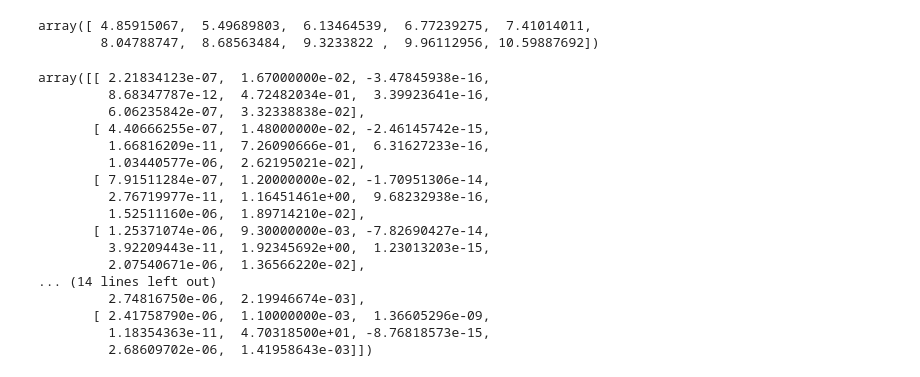
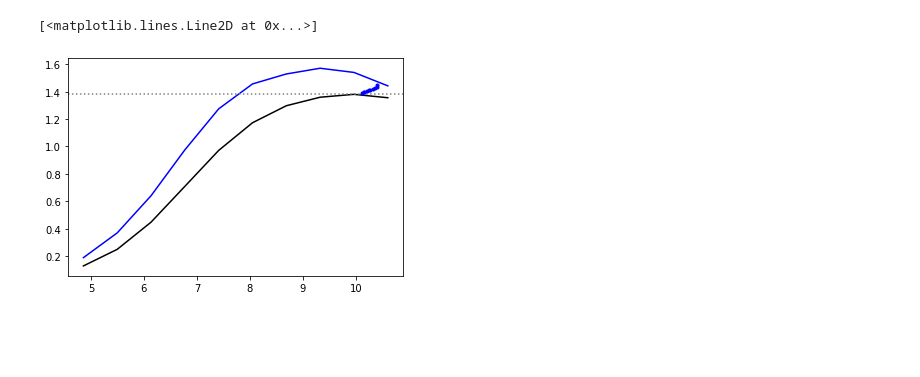
Before and after one commit to lauramb8909/WhiteDwarf, a Jupyter notebook: WD_Structure.ipynb, the cells around one changed output. Cells and saved outputs as stored; diff of their text form; code cells hidden in the pictures; blank space fills up the shorter version.

```diff
--- a/WD_Structure.ipynb
+++ b/WD_Structure.ipynb
@@ -195,0 +181,3 @@ plt.xlim(0.0,2)
+# %%
+Mmax = WD.EoS_Mmax( np.power(10.0,rhoi*2)/Sigma02, np.power(10.0,rhof)/Sigma02, dr, rf, EOS1)
+Mmax[1]*Mdim
@@ -235,0 +232,26 @@ plt.plot( rhocc ,   MR_kep[:, 6]*Mdim , "b-")
+# %%
+minj = (Jwd_kep*1e13).min()
+maxj = (Jwd_kep*1e13)[-1]
+
+Nm = 10
+
+MR_wdmax = np.zeros((Nm, 8))
+rhomax   = np.zeros(Nm)
+
+j_grid = np.linspace( minj, maxj, num=Nm)
+
+for i in range(Nm):
+    WDmax = WD.EoS_RoTMmax( np.power(10.0,rhoi*3)/Sigma02, np.power(10.0,rhof)/Sigma02, 1e-13*j_grid[i], dr, rf, EOS1, DeDp_2 )
+    print(WDmax[1]*Mdim)
+
+    rhomax[i] = WDmax[0]
+
+    pc = EoS_RFMT(WDmax[0])
+    dedpc = DeDpF( np.log10(pc))
+
+    y0i = WD.IntCond_Static( WDmax[0], pc , dr )
+    MS  = WD.StaticSeq( y0i , dr, rf, EOS1 )
+
+    y0i   = WD.IntCond_Rotating( 1e-13*j_grid[i] , MS[3], WDmax[0], pc, MS[2], dr , rf , EOS1, dedpc )
+    OOp   = WD.MassRadius(y0i, dr, rf,  EOS1, DeDp_2 )
+    MR_wdmax[i] = OOp
@@ -236,25 +269,16 @@ plt.plot( rhocc ,   MR_kep[:, 6]*Mdim , "b-")
+# %%
+plt.plot( rhowd_kep,   Mstawd_kep*Mdim , "k-")
+plt.plot( rhowd_kep,   Mrotwd_kep*Mdim , "b-")
+
+plt.axhline( y = Mmax[1]*Mdim, color = 'gray', ls=':')
+
+plt.plot(np.log10(rhomax*Sigma02),   MR_wdmax[:,6]*Mdim , "b.")
+#plt.xlim(0.0,2)
+# %% [output]
+[<matplotlib.lines.Line2D at 0x...>]
+[figure, added]
 # %%
-rhocc
+
+#---read secular instability sequence-----
+file_SecInst = "MR_Relation/Secular_Instability_mpl.dat"
+rhowd_seq,pwd_seq,Mstawd_seq,Rstawd_seq,Mrotwd_seq,Rrotwd_seq,Jwd_seq,Omegawd_seq,Qwd_seq,Omegakwd_seq=np.loadtxt(file_SecInst,usecols=(0,1,2,3,4,5,6,7,8,9),unpack=True)
-# %% [output]
-array([ 4.85915067,  5.49689803,  6.13464539,  6.77239275,  7.41014011,
-        8.04788747,  8.68563484,  9.3233822 ,  9.96112956, 10.59887692])
-# %%
-MR_kep
-# %% [output]
-array([[ 2.21834123e-07,  1.67000000e-02, -3.47845938e-16,
-         8.68347787e-12,  4.72482034e-01,  3.39923641e-16,
-         6.06235842e-07,  3.32338838e-02],
-       [ 4.40666255e-07,  1.48000000e-02, -2.46145742e-15,
-         1.66816209e-11,  7.26090666e-01,  6.31627233e-16,
-         1.03440577e-06,  2.62195021e-02],
-       [ 7.91511284e-07,  1.20000000e-02, -1.70951306e-14,
-         2.76719977e-11,  1.16451461e+00,  9.68232938e-16,
-         1.52511160e-06,  1.89714210e-02],
-       [ 1.25371074e-06,  9.30000000e-03, -7.82690427e-14,
-         3.92209443e-11,  1.92345692e+00,  1.23013203e-15,
-         2.07540671e-06,  1.36566220e-02],
-... (14 lines left out)
-         2.74816750e-06,  2.19946674e-03],
-       [ 2.41758790e-06,  1.10000000e-03,  1.36605296e-09,
-         1.18354363e-11,  4.70318500e+01, -8.76818573e-15,
-         2.68609702e-06,  1.41958643e-03]])
```
Also changed, not shown: parts of 14 cells of this notebook, 1 other file.
